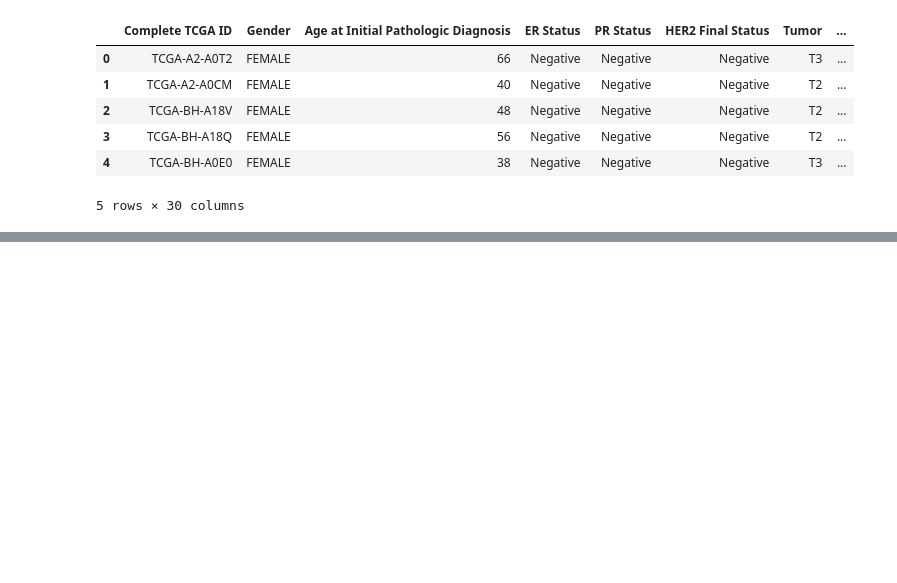
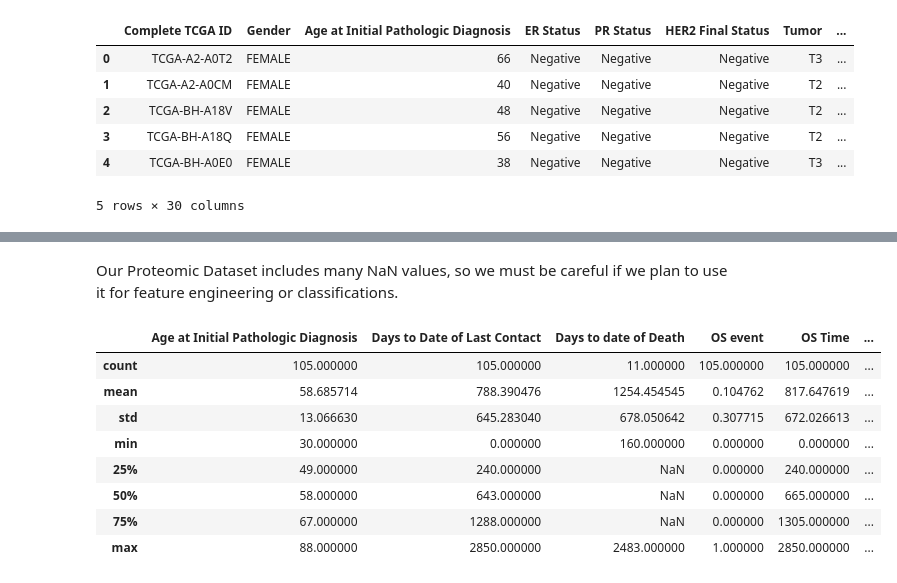
Before and after one commit to AniketPant02/Machine-Learning, a Jupyter notebook: Breast Cancer Proteomes/DataAnalysisPyNB.ipynb, the cells around one changed output, grey strips where cells are left out. Saved outputs shown, nothing was run; the diff lists cells and outputs as text; code cells hidden in the pictures; blank space fills up the shorter version.

```diff
--- a/Breast Cancer Proteomes/DataAnalysisPyNB.ipynb
+++ b/Breast Cancer Proteomes/DataAnalysisPyNB.ipynb
@@ -35,0 +81,15 @@ clinicalData.head()
+# %% [markdown]
+Our Proteomic Dataset includes many NaN values, so we must be careful if we plan to use it for feature engineering or classifications.
+# %%
+clinicalData.isnull().sum()
+clinicalData.describe()
+# %% [output]
+|  | Age at Initial Pathologic Diagnosis | Days to Date of Last Contact | Days to date of Death | OS event | OS Time | ... |
+| count | 105.000000 | 105.000000 | 11.000000 | 105.000000 | 105.000000 | ... |
+| mean | 58.685714 | 788.390476 | 1254.454545 | 0.104762 | 817.647619 | ... |
+| std | 13.066630 | 645.283040 | 678.050642 | 0.307715 | 672.026613 | ... |
+| min | 30.000000 | 0.000000 | 160.000000 | 0.000000 | 0.000000 | ... |
+| 25% | 49.000000 | 240.000000 | NaN | 0.000000 | 240.000000 | ... |
+| 50% | 58.000000 | 643.000000 | NaN | 0.000000 | 665.000000 | ... |
+| 75% | 67.000000 | 1288.000000 | NaN | 0.000000 | 1305.000000 | ... |
+| max | 88.000000 | 2850.000000 | 2483.000000 | 1.000000 | 2850.000000 | ... |
```
Also changed, not shown: parts of 15 cells of this notebook, 1 other file.
